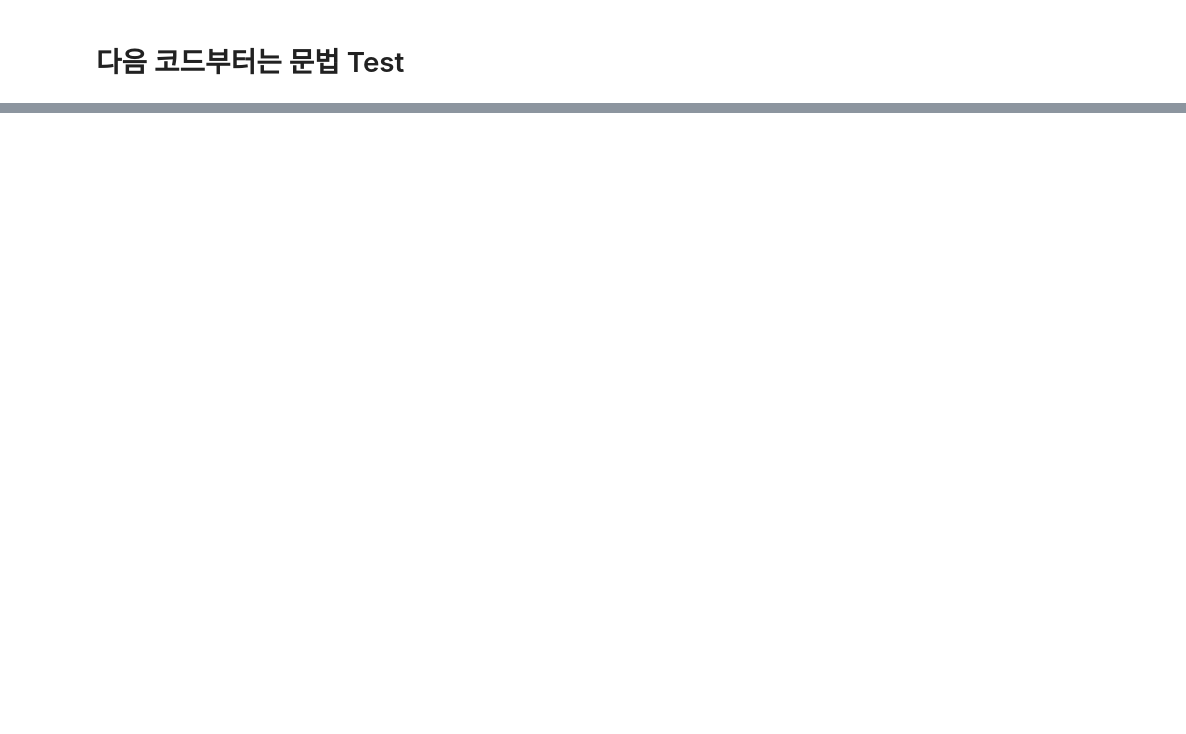
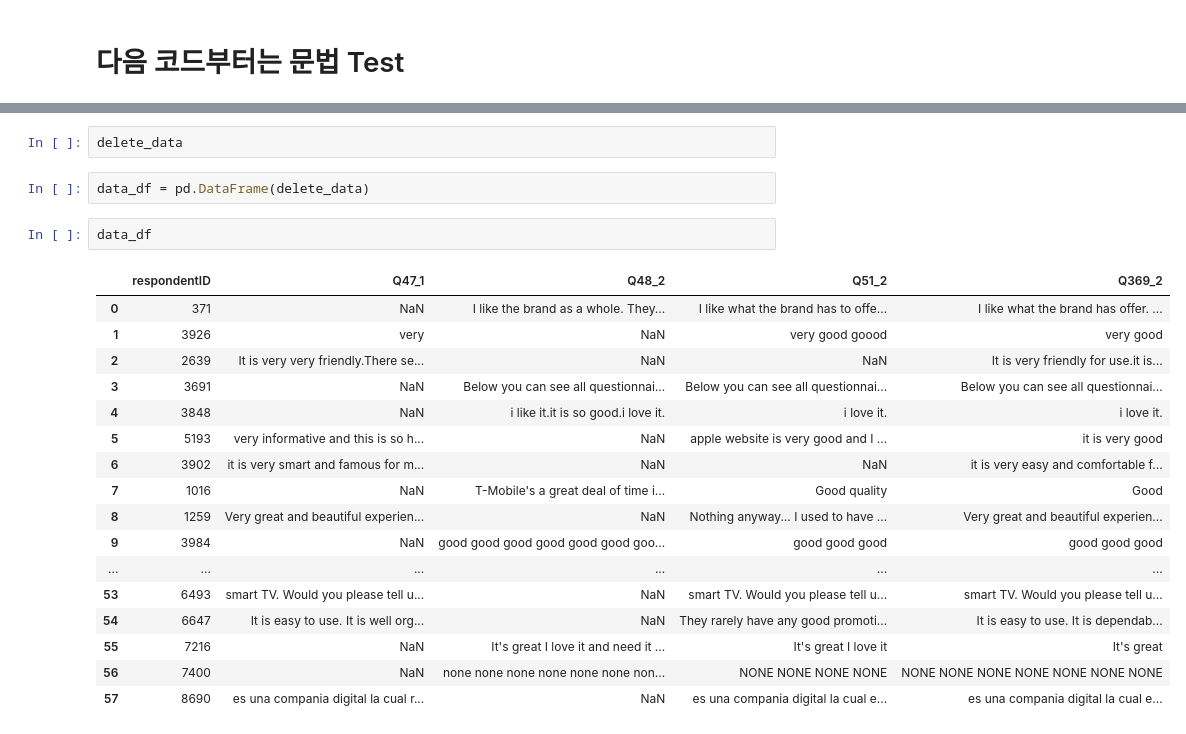
Before and after one commit to KimMinGyu-ay/Data-analysis, a Jupyter notebook: 설문조사_유사응답/설문조사_유사답변_데이터관리.ipynb, the cells around one changed output, grey strips where cells are left out. Drawn from its saved outputs; the diff is of its cells as text; blank space fills up the shorter version.

```diff
--- a/설문조사_유사응답/설문조사_유사답변_데이터관리.ipynb
+++ b/설문조사_유사응답/설문조사_유사답변_데이터관리.ipynb
@@ -101,0 +199,24 @@ df
+# %%
+delete_data
+# %%
+data_df = pd.DataFrame(delete_data)
+# %%
+data_df
+# %% [output]
+|  | respondentID | Q47_1 | Q48_2 | Q51_2 | Q369_2 |
+| 0 | 371 | NaN | I like the brand as a whole. They... | I like what the brand has to offe... | I like what the brand has offer. ... |
+| 1 | 3926 | very | NaN | very good goood | very good |
+| 2 | 2639 | It is very very friendly.There se... | NaN | NaN | It is very friendly for use.it is... |
+| 3 | 3691 | NaN | Below you can see all questionnai... | Below you can see all questionnai... | Below you can see all questionnai... |
+| 4 | 3848 | NaN | i like it.it is so good.i love it. | i love it. | i love it. |
+| 5 | 5193 | very informative and this is so h... | NaN | apple website is very good and I ... | it is very good |
+| 6 | 3902 | it is very smart and famous for m... | NaN | NaN | it is very easy and comfortable f... |
+| 7 | 1016 | NaN | T-Mobile's a great deal of time i... | Good quality | Good |
+| 8 | 1259 | Very great and beautiful experien... | NaN | Nothing anyway... I used to have ... | Very great and beautiful experien... |
+| 9 | 3984 | NaN | good good good good good good goo... | good good good | good good good |
+| ... | ... | ... | ... | ... | ... |
+| 53 | 6493 | smart TV. Would you please tell u... | NaN | smart TV. Would you please tell u... | smart TV. Would you please tell u... |
+| 54 | 6647 | It is easy to use. It is well org... | NaN | They rarely have any good promoti... | It is easy to use. It is dependab... |
+| 55 | 7216 | NaN | It's great I love it and need it ... | It's great I love it | It's great |
+| 56 | 7400 | NaN | none none none none none none non... | NONE NONE NONE NONE | NONE NONE NONE NONE NONE NONE NONE |
+| 57 | 8690 | es una compania digital la cual r... | NaN | es una compania digital la cual e... | es una compania digital la cual e... |
```
Also changed, not shown: parts of 39 cells of this notebook.
